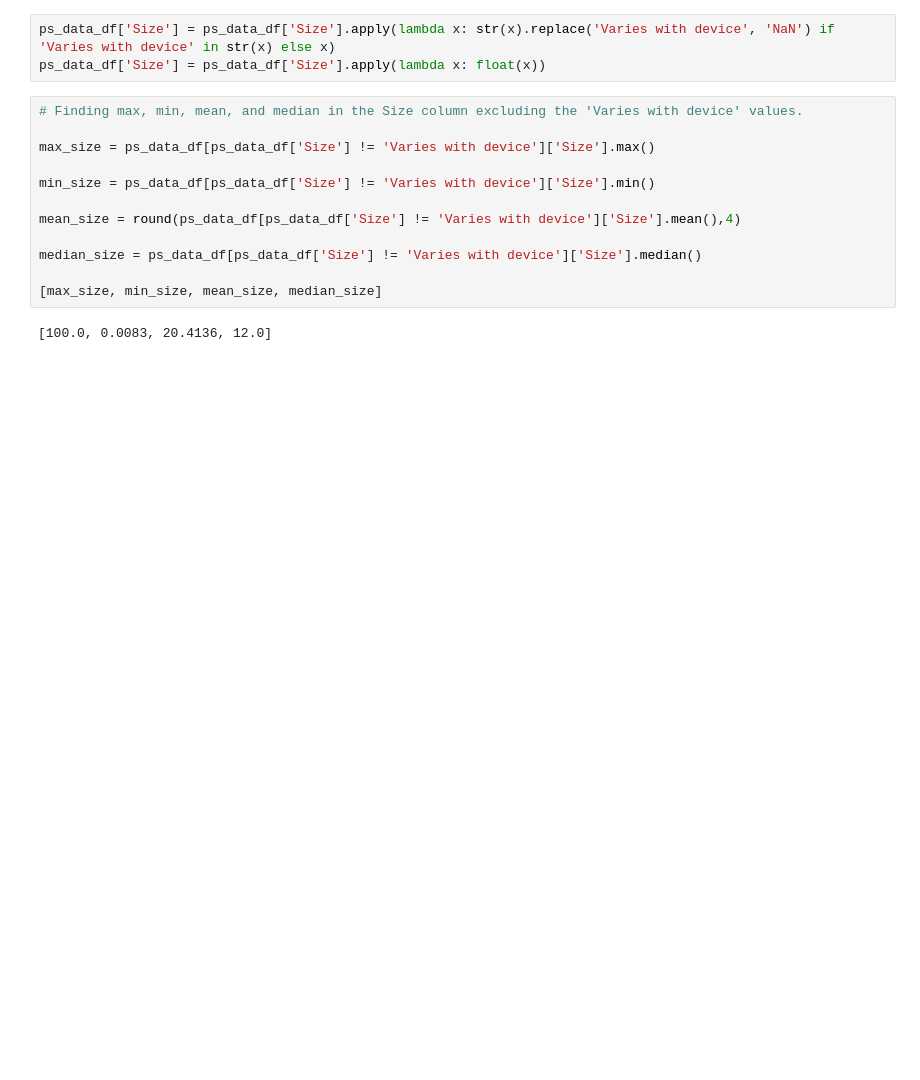
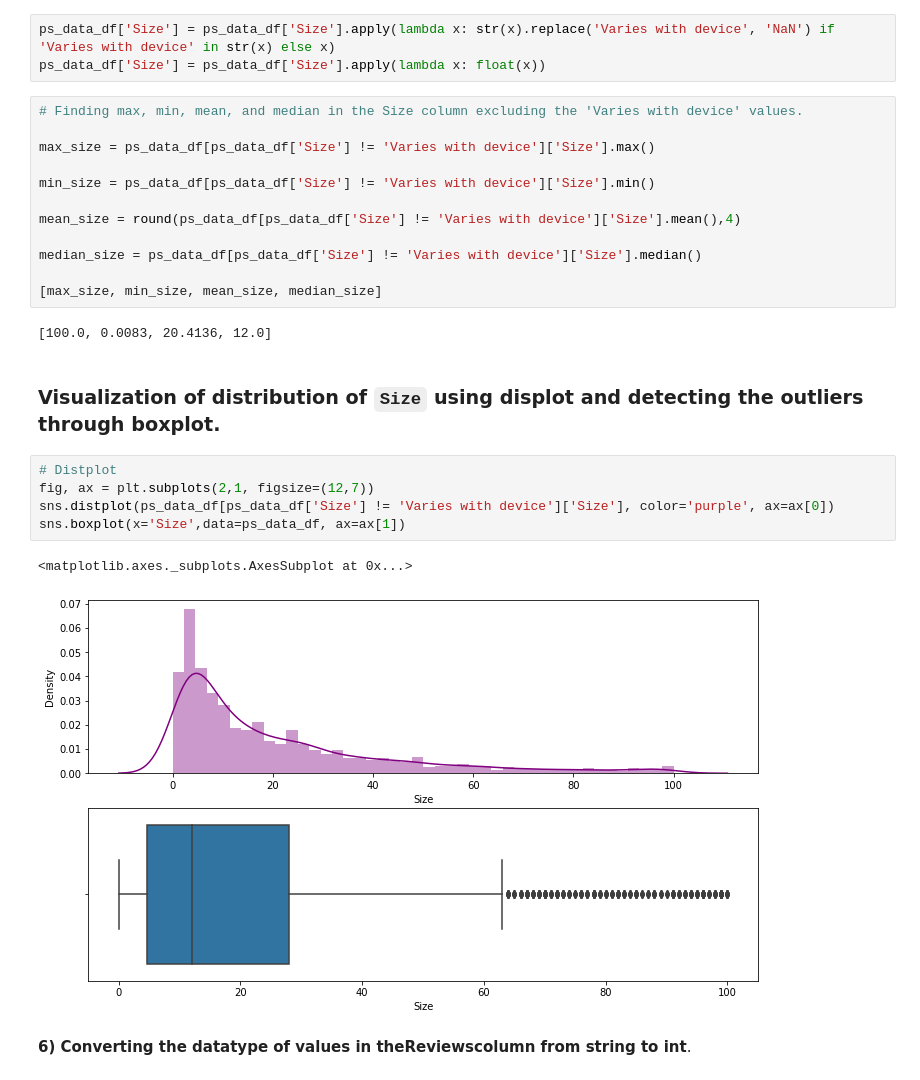
Before and after one commit to KushalChakraborty1995/Play_Store_App_Review_Analysis, a Jupyter notebook: Copy_of_Play_Store_App_Review_Analysis_Capstone_Project_by_kushal.ipynb, the cells around one changed output. Saved outputs shown, nothing was run; the diff lists cells and outputs as text; blank space fills up the shorter version.

```diff
--- a/Copy_of_Play_Store_App_Review_Analysis_Capstone_Project_by_kushal.ipynb
+++ b/Copy_of_Play_Store_App_Review_Analysis_Capstone_Project_by_kushal.ipynb
@@ -521,3 +521,15 @@ median_size = ps_data_df[ps_data_df['Size'] != 'Varies with device']['Size'].med
 [max_size, min_size, mean_size, median_size]
 # %% [output]
 [100.0, 0.0083, 20.4136, 12.0]
+# %% [markdown]
+### **Visualization of distribution of `Size` using displot and detecting the outliers through boxplot.**
+# %%
+# Distplot
+fig, ax = plt.subplots(2,1, figsize=(12,7))
+sns.distplot(ps_data_df[ps_data_df['Size'] != 'Varies with device']['Size'], color='purple', ax=ax[0])
+sns.boxplot(x='Size',data=ps_data_df, ax=ax[1])
+# %% [output]
+<matplotlib.axes._subplots.AxesSubplot at 0x...>
+[figure, added]
+# %% [markdown]
+**6) Converting the datatype of values in theReviewscolumn from string to int**.
```
Also changed, not shown: parts of 67 cells of this notebook.
